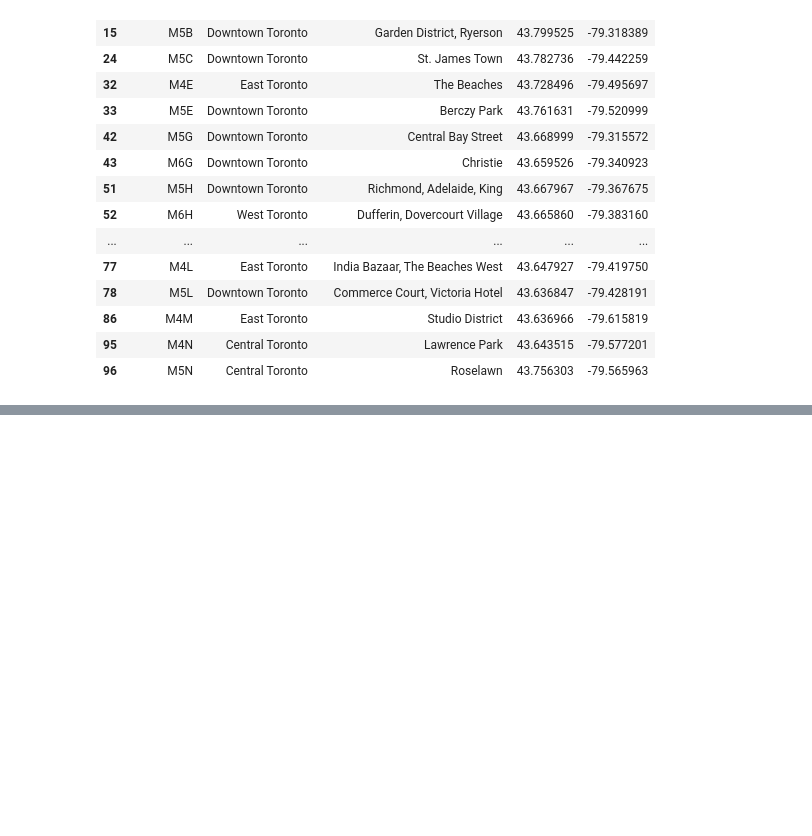
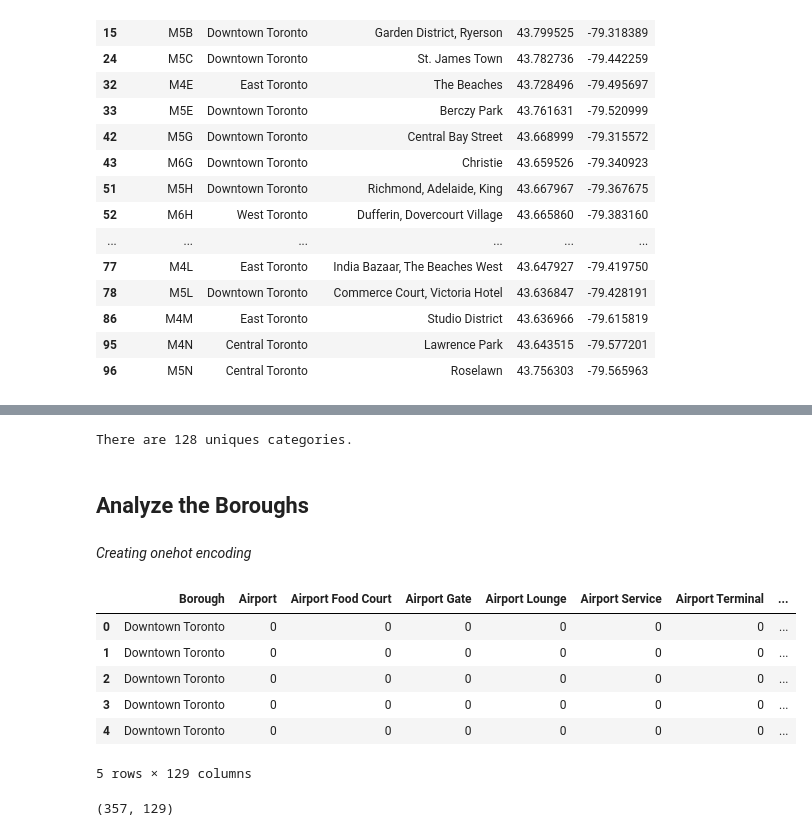
Before and after one commit to stein463/AppliedDataScienceCapstoneIBM, a Jupyter notebook: Segmenting and Clustering Neighborhoods in Toronto.ipynb, the cells around one changed output, grey strips where cells are left out. Saved outputs shown, nothing was run; the diff lists cells and outputs as text; code cells hidden in the pictures; blank space fills up the shorter version.

Commit message:
Starting analysis of Boroughs in Toronto.

```diff
--- a/Segmenting and Clustering Neighborhoods in Toronto.ipynb
+++ b/Segmenting and Clustering Neighborhoods in Toronto.ipynb
@@ -198,0 +222,10 @@ df3
+# %%
+# @hidden_cell
+CLIENT_ID = '3PRTA5P0AY2A12Z51Z1UHCZH124K5AYLU4PGQHQ0BMCV5FWD' # your Foursquare ID
+CLIENT_SECRET = 'JOQYBGLRRR0QNOYE43VOVALU1DFGK4TGSR23SS3J53X2G4JW' # your Foursquare Secret
+VERSION = '20180604'
+LIMIT = 30
+print('Your credentails:')
+print('CLIENT_ID: ' + CLIENT_ID)
+print('CLIENT_SECRET:' + CLIENT_SECRET)
+# Do 'All content excluding sensitive code cells'
@@ -198,0 +292,5 @@ df3
+# %%
+toronto_venues = getNearbyVenues(names=df3['Borough'],
+                                   latitudes=df3['Latitude'],
+                                   longitudes=df3['Longitude']
+                                  )
@@ -198,0 +326,32 @@ df3
+# %%
+print('There are {} uniques categories.'.format(len(toronto_venues['Venue Category'].unique())))
+# %% [output]
+There are 128 uniques categories.
+# %% [markdown]
+## Analyze the Boroughs
+# %% [markdown]
+*Creating onehot encoding*
+# %%
+# one hot encoding
+toronto_onehot = pd.get_dummies(toronto_venues[['Venue Category']], prefix="", prefix_sep="")
+
+# add neighborhood column back to dataframe
+toronto_onehot['Borough'] = toronto_venues['Borough']
+
+# move neighborhood column to the first column
+fixed_columns = [toronto_onehot.columns[-1]] + list(toronto_onehot.columns[:-1])
+toronto_onehot = toronto_onehot[fixed_columns]
+
+toronto_onehot.head()
+# %% [output]
+|  | Borough | Airport | Airport Food Court | Airport Gate | Airport Lounge | Airport Service | Airport Terminal | ... |
+| 0 | Downtown Toronto | 0 | 0 | 0 | 0 | 0 | 0 | ... |
+| 1 | Downtown Toronto | 0 | 0 | 0 | 0 | 0 | 0 | ... |
+| 2 | Downtown Toronto | 0 | 0 | 0 | 0 | 0 | 0 | ... |
+| 3 | Downtown Toronto | 0 | 0 | 0 | 0 | 0 | 0 | ... |
+| 4 | Downtown Toronto | 0 | 0 | 0 | 0 | 0 | 0 | ... |
+5 rows × 129 columns
+# %%
+toronto_onehot.shape
+# %% [output]
+(357, 129)
```
Also changed, not shown: parts of 21 cells of this notebook.
